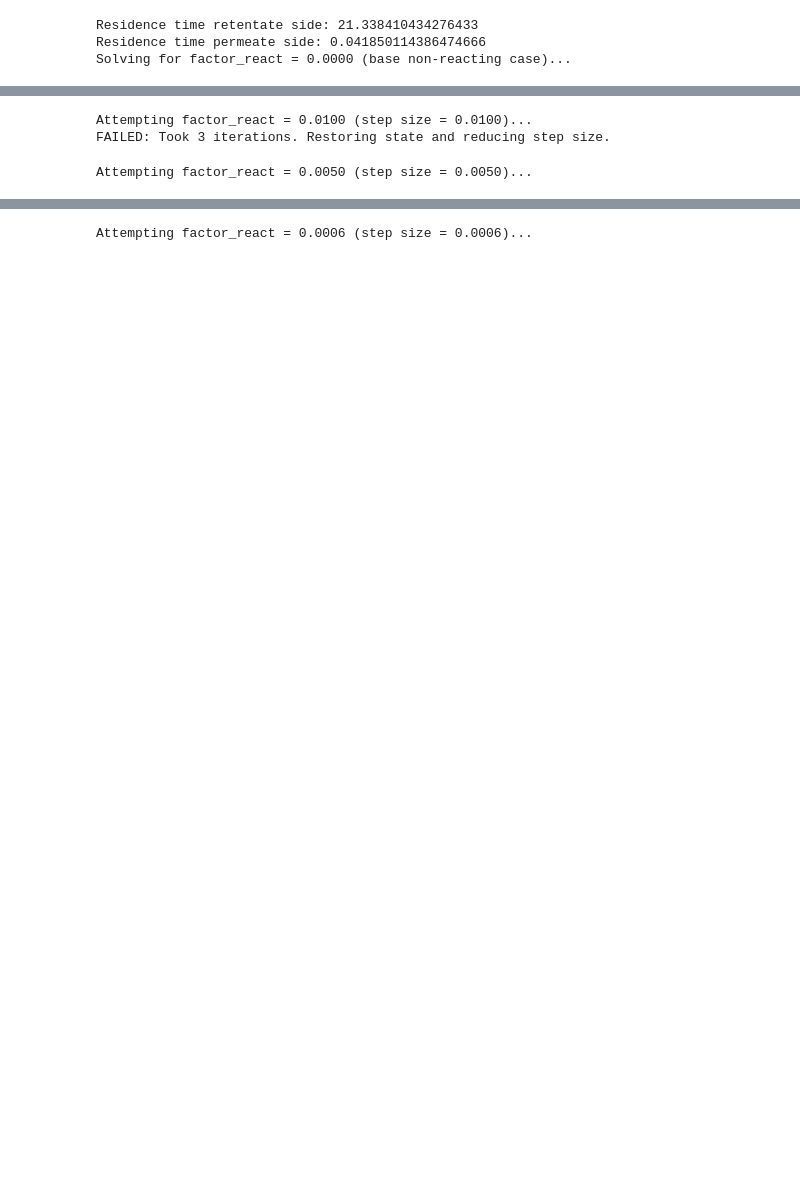
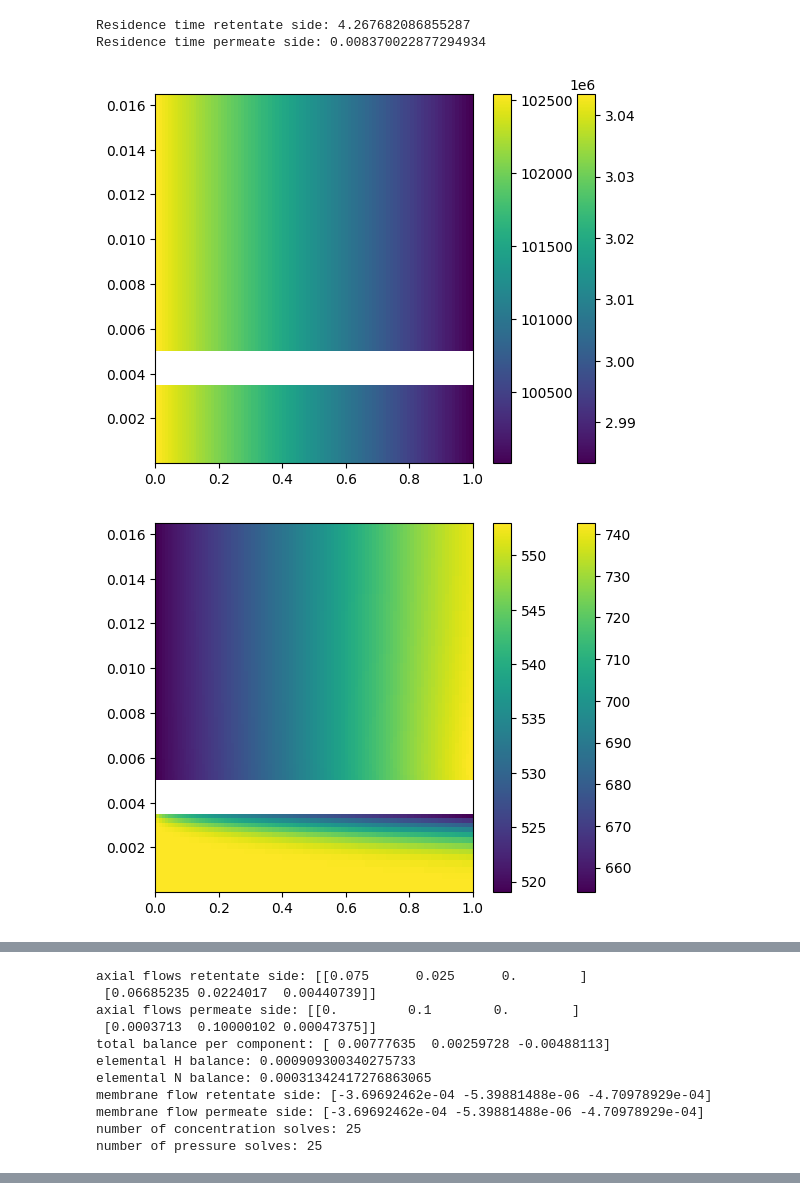
Before and after one commit to computational-chemical-engineering/ammonia_synthesis_reactor, a Jupyter notebook: membrane_reactor.ipynb, the cells around one changed output, grey strips where cells are left out. Cells and saved outputs as stored; diff of their text form; code cells hidden in the pictures; blank space fills up the shorter version.

```diff
--- a/membrane_reactor.ipynb
+++ b/membrane_reactor.ipynb
@@ -9,8 +9,8 @@ from membrane_reactor import MembraneReactor
 #import warnings
 #warnings.simplefilter("error")
 
-F = 0.02 # moles per second
-reactor = MembraneReactor('input.json', F_ret_in = F, F_perm_in = F, is_counter_current=False, is_isothermal = False, Perm_NH3 = 0.0)
+F = 0.1 # moles per second
+reactor = MembraneReactor('input.json', F_ret_in = F, F_perm_in = F, is_counter_current=False)
 reactor.info()
 
 p = reactor.p
@@ -55,33 +55,34 @@ c_ret = reactor.c[:, reactor.num_r_perm:,:]
 plt.pcolormesh(reactor.z_c, reactor.r_c_ret, c_ret[:, :, 0].T)
 plt.colorbar()
 plt.show()
 plt.pcolormesh(reactor.z_c, reactor.r_c_perm, c_perm[:, :, 0].T)
 plt.colorbar()
 plt.show()
 
 plt.pcolormesh(reactor.z_f, reactor.r_c_ret, reactor.u_ret_ax.T)
 plt.colorbar()
 plt.pcolormesh(reactor.z_f, reactor.r_c_perm, reactor.u_perm_ax.T)
 plt.colorbar()
 plt.show()
 #plt.plot(reactor.z_f, reactor.u_ret_ax[:, 10], '.')
 #plt.show()
 
 flows_ret_ax, flows_ret_mem, flows_perm_ax, flows_perm_mem = reactor.compute_flows()
 
 print(f'axial flows retentate side: {flows_ret_ax}')
 print(f'axial flows permeate side: {flows_perm_ax}')
 flows_tot = flows_ret_ax[0,:] + flows_perm_ax[0,:] -  flows_ret_ax[-1,:] - flows_perm_ax[-1,:]
 print(f'total balance per component: {flows_tot}')
 print(f'elemental H balance: {2*flows_tot[0] + 3*flows_tot[2]}')
 print(f'elemental N balance: {2*flows_tot[1] + flows_tot[2]}')
 
 print(f'membrane flow retentate side: {flows_ret_mem}')
 print(f'membrane flow permeate side: {flows_perm_mem}')
 
 print(f'number of concentration solves: {reactor.cnt_c}')
 print(f'number of pressure solves: {reactor.cnt_p}')
 # %% [output]
-Residence time retentate side: 21.338410434276433
-Residence time permeate side: 0.041850114386474666
-Solving for factor_react = 0.0000 (base non-reacting case)...
+Residence time retentate side: 4.267682086855287
+Residence time permeate side: 0.008370022877294934
+[figure, added]
+[figure, added]
@@ -88,3 +92,11 @@ Solving for factor_react = 0.0000 (base non-reacting case)...
-Attempting factor_react = 0.0100 (step size = 0.0100)...
-FAILED: Took 3 iterations. Restoring state and reducing step size.
+axial flows retentate side: [[0.075      0.025      0.        ]
+ [0.06685235 0.0224017  0.00440739]]
+axial flows permeate side: [[0.         0.1        0.        ]
+ [0.0003713  0.10000102 0.00047375]]
+total balance per component: [ 0.00777635  0.00259728 -0.00488113]
+elemental H balance: 0.000909300340275733
+elemental N balance: 0.00031342417276863065
+membrane flow retentate side: [-3.69692462e-04 -5.39881488e-06 -4.70978929e-04]
+membrane flow permeate side: [-3.69692462e-04 -5.39881488e-06 -4.70978929e-04]
+number of concentration solves: 25
+number of pressure solves: 25
-Attempting factor_react = 0.0050 (step size = 0.0050)...
@@ -96,4 +103,3 @@ FAILED: Took 7 iterations. Restoring state and reducing step size.
-Attempting factor_react = 0.0006 (step size = 0.0006)...
 # %%
 plt.plot(reactor.z_c, c_ret[:, -1, 0], label='H2 retentate')
 plt.plot(reactor.z_c, c_ret[:, -1, 1], label='N2 retentate')
```
Also changed, not shown: parts of 9 cells of this notebook, 3 other files.
